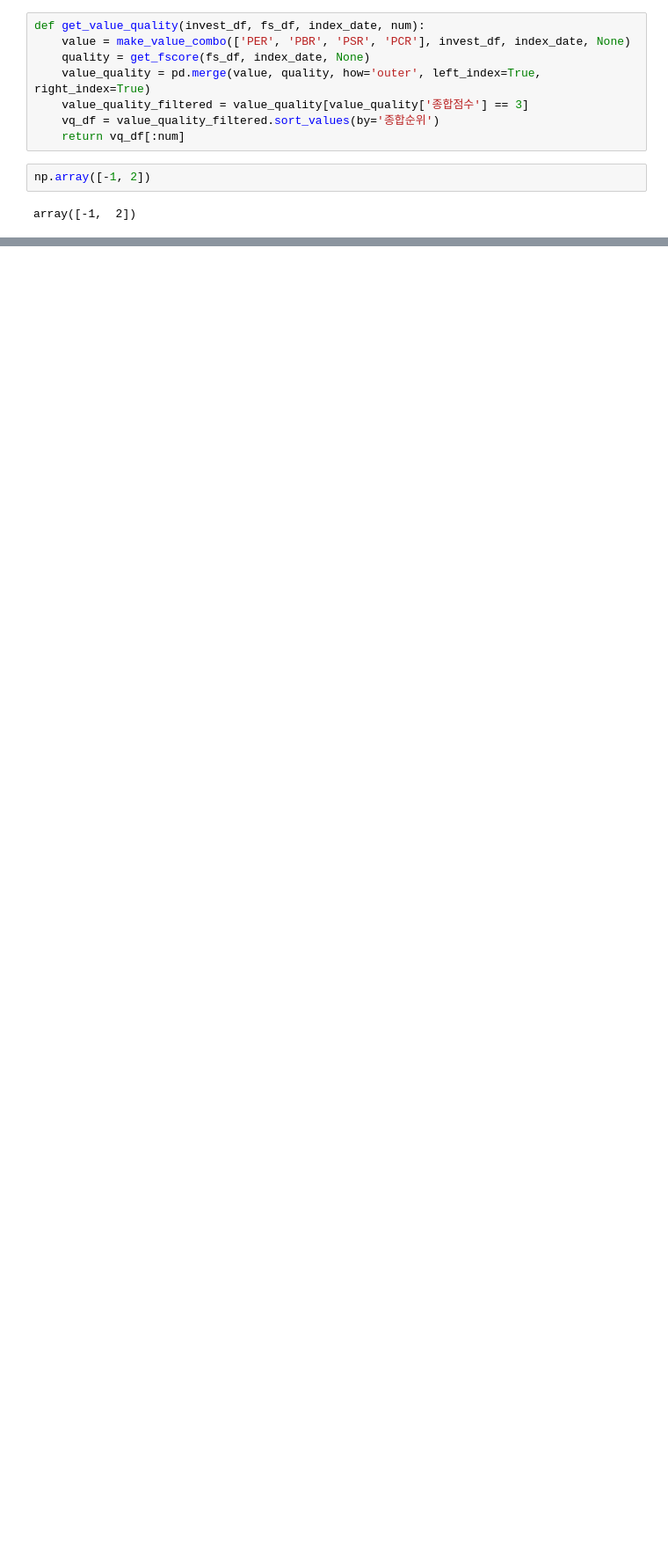
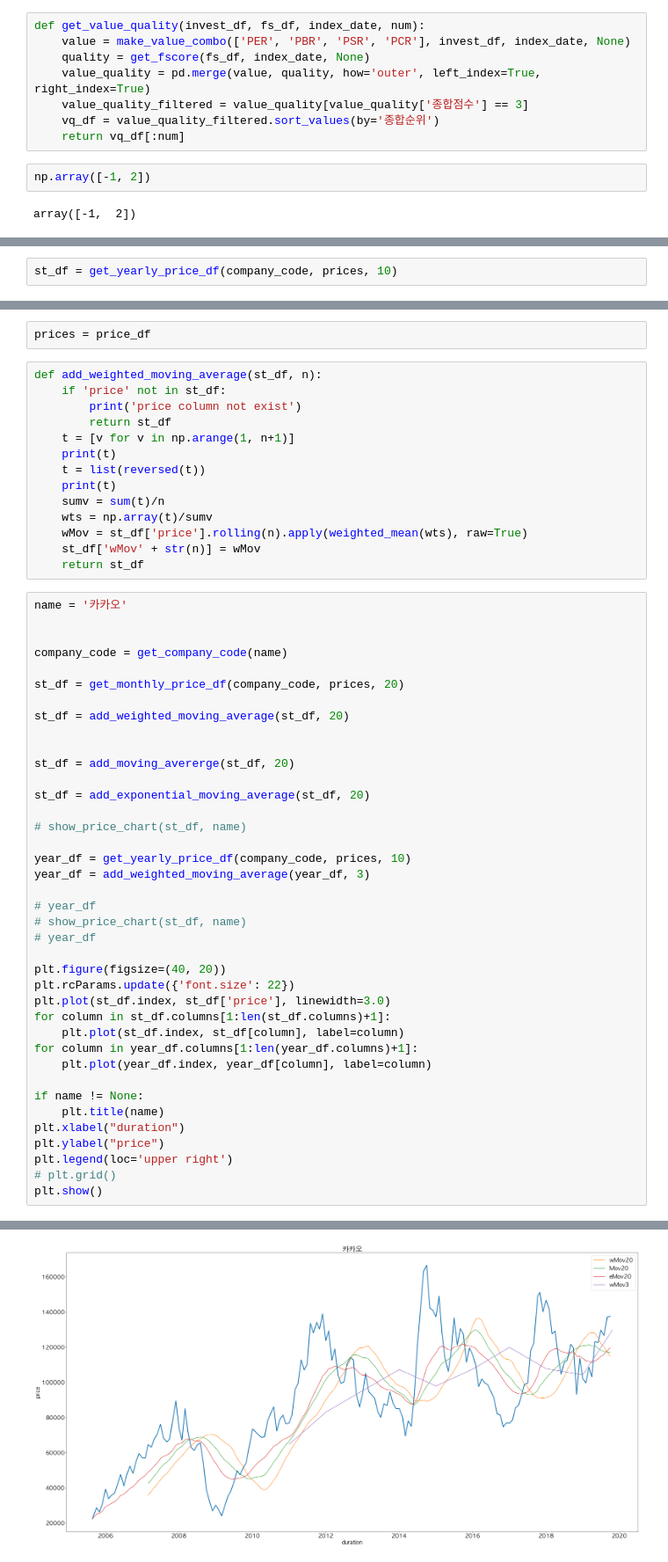
Before and after one commit to neosuperprogrammer/Quant, a Jupyter notebook: neo_quant_test6.ipynb, the cells around one changed output, grey strips where cells are left out. Shown at 88% size. Saved outputs shown, nothing was run; the diff lists cells and outputs as text; blank space fills up the shorter version.

```diff
--- a/neo_quant_test6.ipynb
+++ b/neo_quant_test6.ipynb
@@ -894,0 +1071,2 @@ array([-1,  2])
+# %%
+st_df = get_yearly_price_df(company_code, prices, 10)
@@ -894,0 +1132,56 @@ array([-1,  2])
+# %%
+prices = price_df
+# %%
+def add_weighted_moving_average(st_df, n):
+    if 'price' not in st_df:
+        print('price column not exist')
+        return st_df
+    t = [v for v in np.arange(1, n+1)]
+    print(t)
+    t = list(reversed(t))
+    print(t)
+    sumv = sum(t)/n
+    wts = np.array(t)/sumv
+    wMov = st_df['price'].rolling(n).apply(weighted_mean(wts), raw=True)
+    st_df['wMov' + str(n)] = wMov
+    return st_df
+# %%
+name = '카카오'
+
+
+company_code = get_company_code(name)
+
+st_df = get_monthly_price_df(company_code, prices, 20)
+
+st_df = add_weighted_moving_average(st_df, 20)
+
+
+st_df = add_moving_avererge(st_df, 20)
+
+st_df = add_exponential_moving_average(st_df, 20)
+
+# show_price_chart(st_df, name)
+
+year_df = get_yearly_price_df(company_code, prices, 10)
+year_df = add_weighted_moving_average(year_df, 3)
+
+# year_df
+# show_price_chart(st_df, name)
+# year_df
+
+plt.figure(figsize=(40, 20))
+plt.rcParams.update({'font.size': 22})
+plt.plot(st_df.index, st_df['price'], linewidth=3.0)
+for column in st_df.columns[1:len(st_df.columns)+1]:
+    plt.plot(st_df.index, st_df[column], label=column)
+for column in year_df.columns[1:len(year_df.columns)+1]:
+    plt.plot(year_df.index, year_df[column], label=column)
+
+if name != None:
+    plt.title(name)
+plt.xlabel("duration")
+plt.ylabel("price")
+plt.legend(loc='upper right')
+# plt.grid()
+plt.show()
+# %% [output]
@@ -894,0 +1192 @@ array([-1,  2])
+[figure, added]
```
Also changed, not shown: parts of 9 cells of this notebook, 1 other file.
